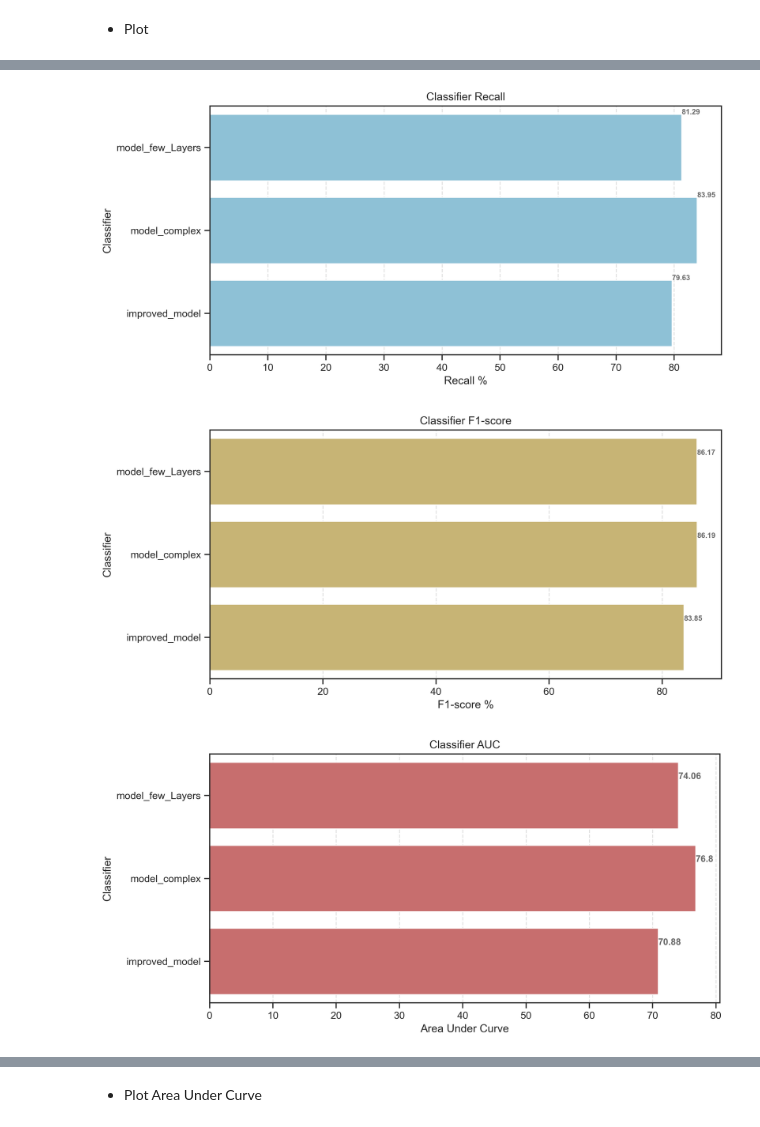
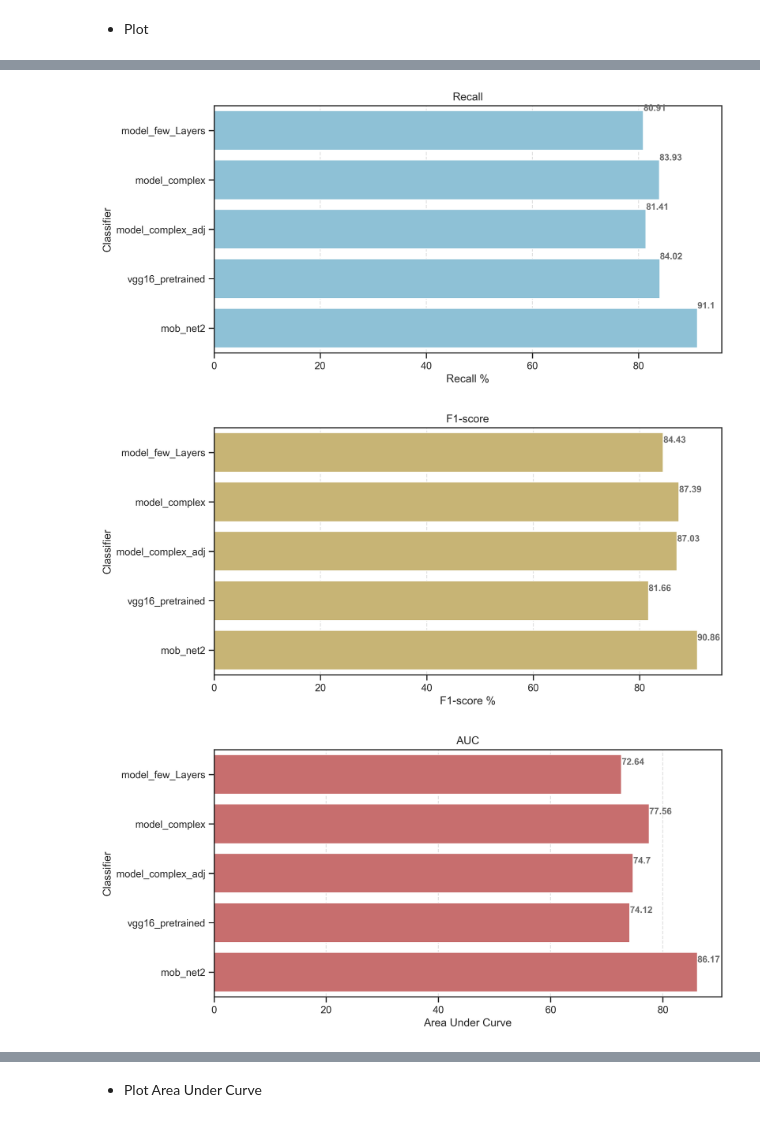
Before and after one commit to konstantinos-al/ml_project_quebec, a Jupyter notebook: Draft_report_v1.ipynb, the cells around one changed output, grey strips where cells are left out. Drawn from its saved outputs; the diff is of its cells as text; code cells hidden in the pictures.

```diff
--- a/Draft_report_v1.ipynb
+++ b/Draft_report_v1.ipynb
@@ -848,0 +880,5 @@ mobile_net_2.compile(optimizer = tf.keras.optimizers.RMSprop(learning_rate = lea
+# %%
+opt = optimizers.Adam(learning_rate=learning_Rate*10)
+mob_net2.compile(optimizer = opt,
+              loss='categorical_crossentropy',
+              metrics = ['accuracy', 'Recall', 'Precision', 'AUC'])
@@ -920,13 +997,15 @@ classifiers = [
     model_few_Layers,
     model_complex,
     model_complex_adj,
-    improved_model
+    vgg16_pretrained,
+    mob_net2
     ]
 name_of_model = [
     "model_few_Layers",
     "model_complex",
     "model_complex_adj",
-    "improved_model"
+    "vgg16_pretrained",
+    "mob_net2"
     ]
 # %%
 # Logging for Visual Comparison
@@ -952,10 +1031,15 @@ for clf in classifiers:
     #         callbacks=[early_stopping, lrr]
     #         )
 
-    # calculate y_pred
-    y_true = np.argmax(y_test, axis = 1)[:]
-    pred = clf.predict(X_test, verbose = 0) # Predict prob and get Class Indices
-    y_pred= np.argmax(pred, axis = 1)[:]
+    if name == "mob_net2":
+        y_true = np.argmax(y_test_mn, axis = 1)[:]
+        pred = clf.predict(X_test_mn, verbose = 0) # Predict prob and get Class Indices
+        y_pred= np.argmax(pred, axis = 1)[:]
+    else:
+        # calculate y_pred
+        y_true = np.argmax(y_test, axis = 1)[:]
+        pred = clf.predict(X_test, verbose = 0) # Predict prob and get Class Indices
+        y_pred= np.argmax(pred, axis = 1)[:]
 
     # calcualte accuracy
     acc = accuracy_score(y_pred[:], y_true[:])
@@ -997,0 +1074,2 @@ log
+# %%
+round(log.set_index('Classifier').sort_values(by='Accuracy', ascending = False), 1)
@@ -1017,11 +1103,11 @@ sns.barplot(x='Accuracy', y='Classifier', data=log, color="b")
 for i in ax.patches:
     plt.text(i.get_width(), i.get_y()+0.2,
              str(round((i.get_width()), 2)),
-             fontsize = 8, fontweight ='bold',
+             fontsize = 10, fontweight ='bold',
              color ='dimgrey')
 
 plt.xlabel('Accuracy %')
-plt.title('Classifier Accuracy')
+plt.title('Accuracy')
 plt.show()
 
 ## Precision
@@ -1041,11 +1127,11 @@ sns.barplot(x='Precision', y='Classifier', data=log, color="g")
 for i in ax.patches:
     plt.text(i.get_width(), i.get_y()+0.2,
              str(round((i.get_width()), 2)),
-             fontsize = 8, fontweight ='bold',
+             fontsize = 10, fontweight ='bold',
              color ='dimgrey')
 
 plt.xlabel('Precision %')
-plt.title('Classifier Precision')
+plt.title('Precision')
 plt.show()
 
 ## Recall
@@ -1065,11 +1151,11 @@ sns.barplot(x='Recall', y='Classifier', data=log, color='c')
 for i in ax.patches:
     plt.text(i.get_width(), i.get_y(),
              str(round((i.get_width()), 2)),
-             fontsize = 8, fontweight ='bold',
+             fontsize = 10, fontweight ='bold',
              color ='dimgrey')
 
 plt.xlabel('Recall %')
-plt.title('Classifier Recall')
+plt.title('Recall')
 plt.show()
 
 ## F1
@@ -1089,11 +1175,11 @@ sns.barplot(x='F1', y='Classifier', data=log, color="y")
 for i in ax.patches:
     plt.text(i.get_width(), i.get_y()+0.2,
              str(round((i.get_width()), 2)),
-             fontsize = 8, fontweight ='bold',
+             fontsize = 10, fontweight ='bold',
              color ='dimgrey')
 
 plt.xlabel('F1-score %')
-plt.title('Classifier F1-score')
+plt.title('F1-score')
 plt.show()
 
 ## AUC
@@ -1116,6 +1202,6 @@ for i in ax.patches:
              color ='dimgrey')
 
 plt.xlabel('Area Under Curve')
-plt.title('Classifier AUC')
+plt.title('AUC')
 plt.show()
 # %% [output]
@@ -1124,6 +1210,6 @@ plt.show()
-[figure, old version]
+[figure, new version]
-[figure, old version]
+[figure, new version]
-[figure, old version]
+[figure, new version]
 # %%
 sns.set(rc={"figure.dpi":300, 'savefig.dpi':300})
 sns.set_context('notebook')
```
Also changed, not shown: parts of 53 cells of this notebook.
